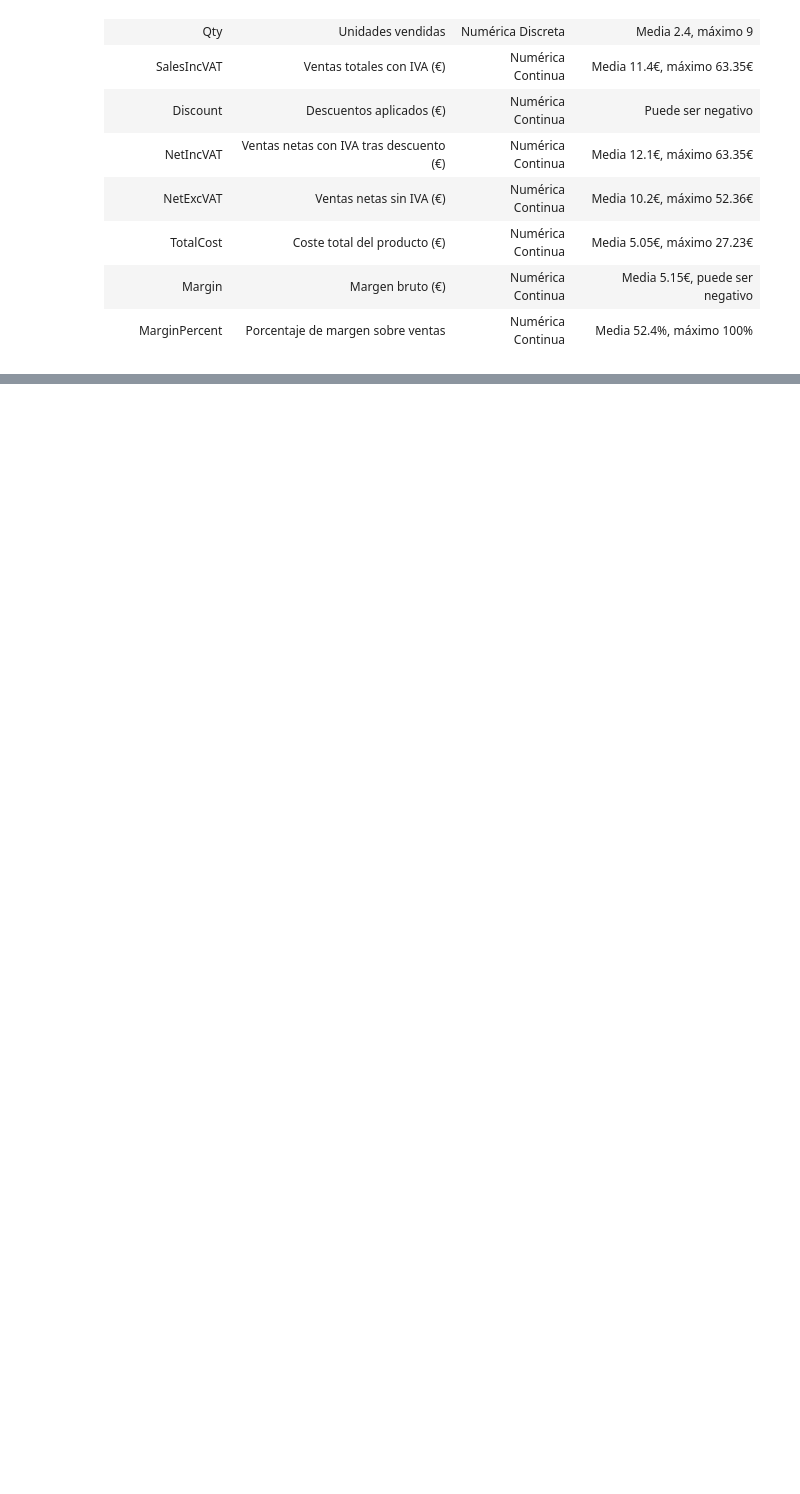
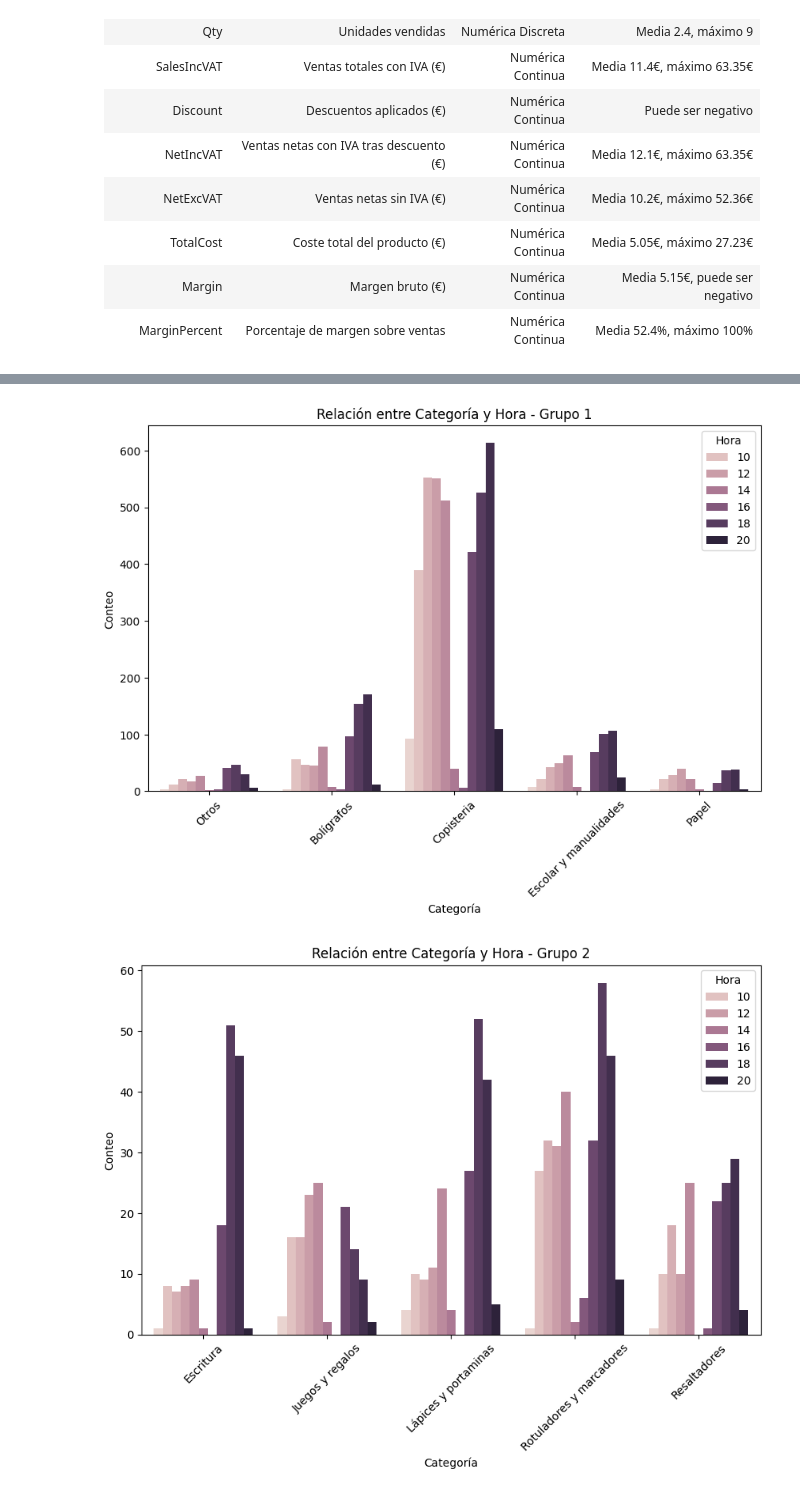
Before and after one commit to alimadriz0110/EDA_Trazos_y_Hojas, a Jupyter notebook: src/notebooks/notebook_eda_raquel.ipynb, the cells around one changed output, grey strips where cells are left out. Cells and saved outputs as stored; diff of their text form; code cells hidden in the pictures; blank space fills up the shorter version.

```diff
--- a/src/notebooks/notebook_eda_raquel.ipynb
+++ b/src/notebooks/notebook_eda_raquel.ipynb
@@ -218,3 +220,6 @@ from funciones_eda import cardinalidad
 ventas['Categoría'] = ventas['Categoría'].fillna('Acceso Rapido')
 # %%
 ventas.drop(columns=["Código Fiscal","Nominal","A/C Ref","Notas","Identificación del Cliente", "Motivo del Descuento"], inplace=True)
+# %%
+ventas['Hora'] = pd.to_datetime(ventas['Fecha/Hora'], dayfirst=True).dt.hour
+ventas
@@ -220,0 +240,5 @@ ventas.drop(columns=["Código Fiscal","Nominal","A/C Ref","Notas","Identificaci
+# %%
+plot_categorical_relationship_fin(ventas, "Categoría","Hora")
+# %% [output]
+[figure, added]
+[figure, added]
```
Also changed, not shown: parts of 14 cells of this notebook.
